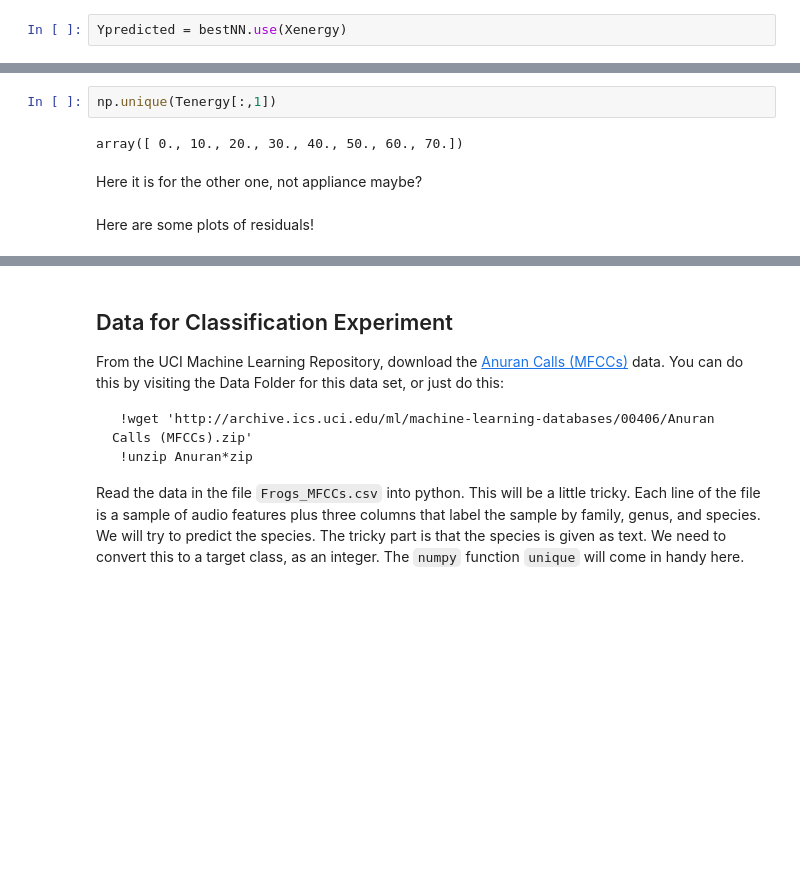
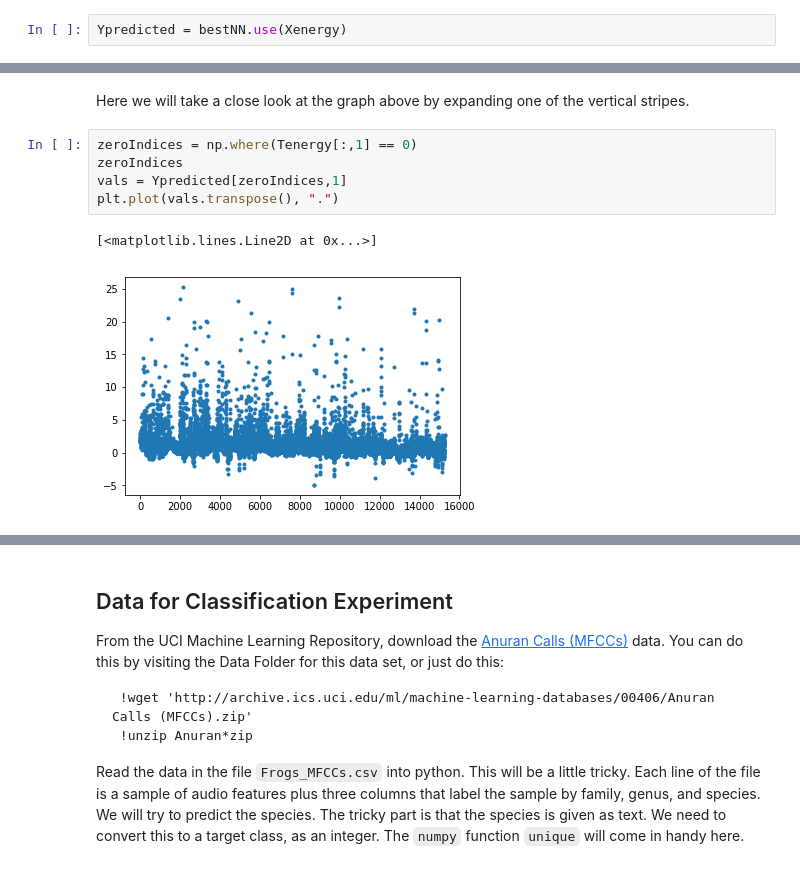
Before and after one commit to benhunterco/cs440, a Jupyter notebook: Newell-A5.ipynb, the cells around one changed output, grey strips where cells are left out. Cells and saved outputs as stored; diff of their text form; blank space fills up the shorter version.

```diff
--- a/Newell-A5.ipynb
+++ b/Newell-A5.ipynb
@@ -504,8 +496,10 @@ plt.plot(Tenergy[:,1], Ypredicted[:,1], ".")
-# %%
-np.unique(Tenergy[:,1])
-# %% [output]
-array([ 0., 10., 20., 30., 40., 50., 60., 70.])
-# %% [markdown]
-Here it is for the other one, not appliance maybe?
-# %% [markdown]
-Here are some plots of residuals!
+# %% [markdown]
+Here we will take a close look at the graph above by expanding one of the vertical stripes.
+# %%
+zeroIndices = np.where(Tenergy[:,1] == 0)
+zeroIndices
+vals = Ypredicted[zeroIndices,1]
+plt.plot(vals.transpose(), ".")
+# %% [output]
+[<matplotlib.lines.Line2D at 0x...>]
+[figure, added]
```
Also changed, not shown: parts of 102 cells of this notebook, 1 other file.
